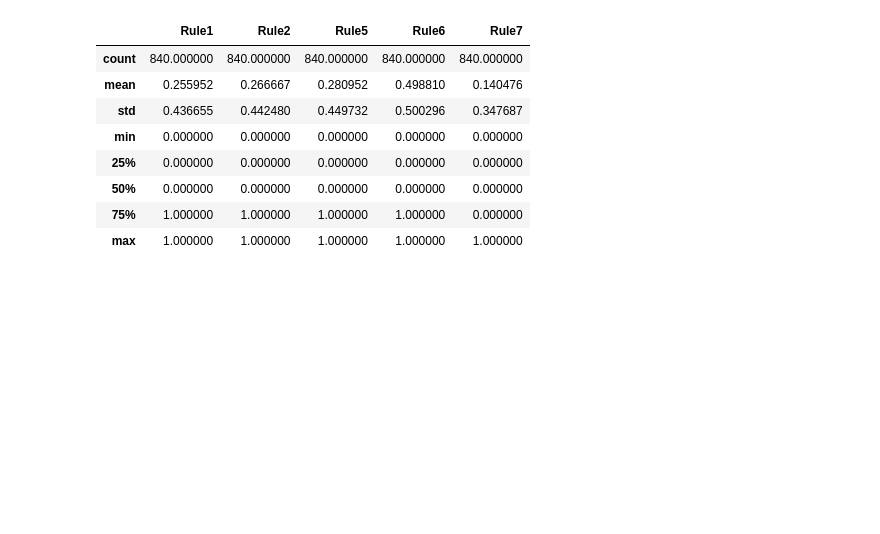
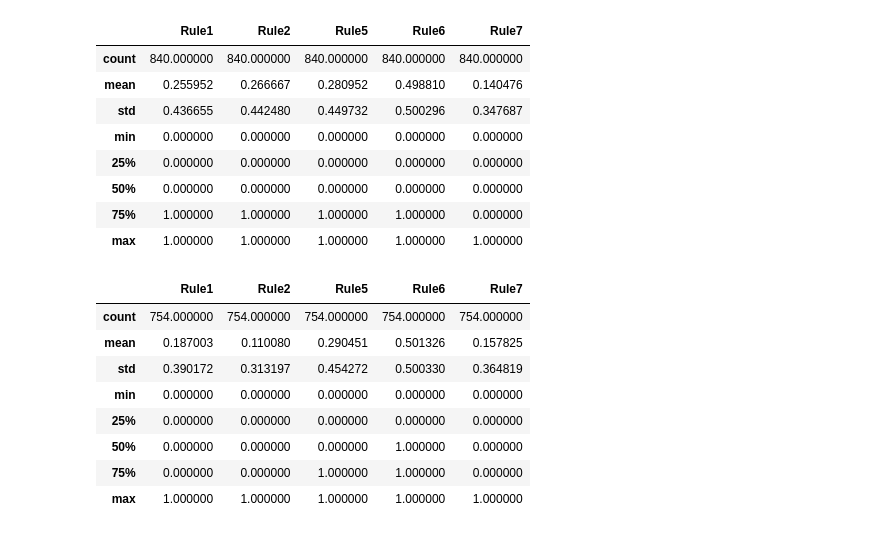
Before and after one commit to B0llerwagen/Data-Science-Case-Studies-SoSe24, a Jupyter notebook: all_models_combine/analyse_predictions_not_all_rules.ipynb, the cells around one changed output. Drawn from its saved outputs; the diff is of its cells as text; code cells hidden in the pictures; blank space fills up the shorter version.

```diff
--- a/all_models_combine/analyse_predictions_not_all_rules.ipynb
+++ b/all_models_combine/analyse_predictions_not_all_rules.ipynb
@@ -17,6 +17,18 @@ balanced_labels.describe()
 # %%
 df_filtered = balanced_labels[balanced_labels['Image_name'].isin(predictions_labels['Image_name'])].drop_duplicates(subset=['Image_name'],keep="first")
 predictions_labels=predictions_labels.drop_duplicates(subset=['Image_name'],keep="first")
+# %%
+predictions_labels.describe()
+# %% [output]
+|  | Rule1 | Rule2 | Rule5 | Rule6 | Rule7 |
+| count | 754.000000 | 754.000000 | 754.000000 | 754.000000 | 754.000000 |
+| mean | 0.187003 | 0.110080 | 0.290451 | 0.501326 | 0.157825 |
+| std | 0.390172 | 0.313197 | 0.454272 | 0.500330 | 0.364819 |
+| min | 0.000000 | 0.000000 | 0.000000 | 0.000000 | 0.000000 |
+| 25% | 0.000000 | 0.000000 | 0.000000 | 0.000000 | 0.000000 |
+| 50% | 0.000000 | 0.000000 | 0.000000 | 1.000000 | 0.000000 |
+| 75% | 0.000000 | 0.000000 | 1.000000 | 1.000000 | 0.000000 |
+| max | 1.000000 | 1.000000 | 1.000000 | 1.000000 | 1.000000 |
 # %%
 df_filtered.describe()
 # %% [output]
```
Also changed, not shown: parts of 4 cells of this notebook, 7 other files.
